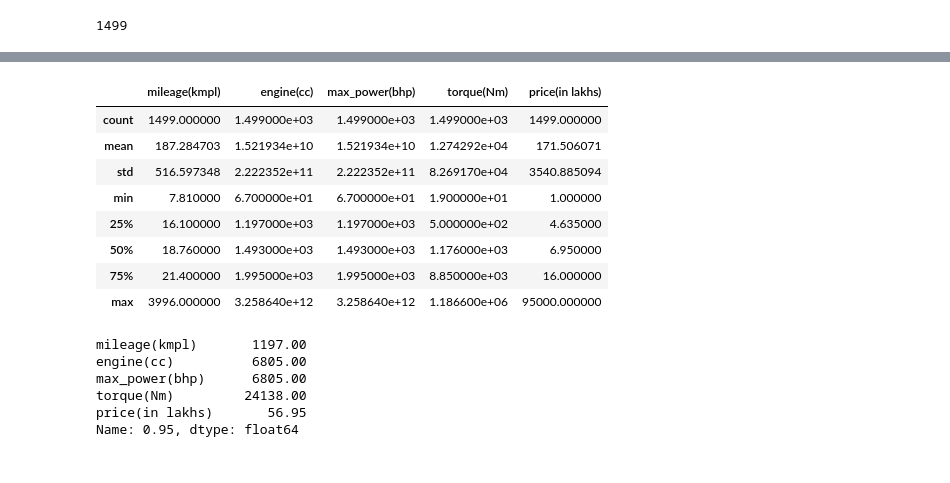
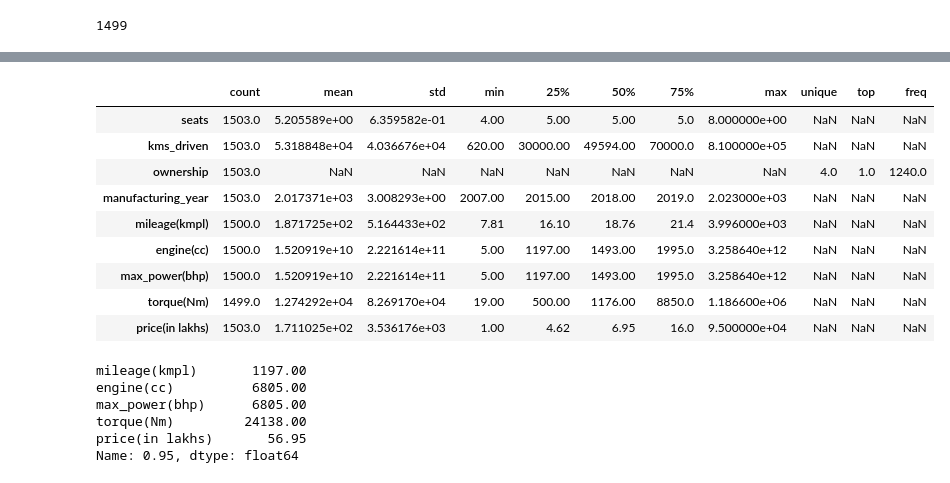
Before and after one commit to kdafrose/ensf-444, a Jupyter notebook: lab-2/Linear_regression_Lab_2.ipynb, the cells around one changed output, grey strips where cells are left out. Saved outputs shown, nothing was run; the diff lists cells and outputs as text; code cells hidden in the pictures.

```diff
--- a/lab-2/Linear_regression_Lab_2.ipynb
+++ b/lab-2/Linear_regression_Lab_2.ipynb
@@ -1290,10 +1268,16 @@ len(df)
 1499
 # %%
 # Plot correlation matrix of the following features:
-
+import matplotlib.pyplot as plt
 
 features = ['seats', 'kms_driven', 'ownership', 'manufacturing_year',
        'mileage(kmpl)', 'engine(cc)', 'max_power(bhp)', 'torque(Nm)',
        'price(in lakhs)'
 ]
+
+selected_features_df = df[features]
+corr_matrix = selected_features_df.corr()
+plt.figure(figsize=(8, 6))
+sns.heatmap(corr_matrix,linewidths=1.5, annot=True, fmt='.2f', annot_kws={'size': 10})
+plt.show()
 # %% [output]
@@ -1301,16 +1285,26 @@ features = ['seats', 'kms_driven', 'ownership', 'manufacturing_year',
 # %%
 # Not great, we see low correlation with price.
 # Call describe() on a slice of df with only columns with dtype == float selected
+descr = []
+
+for slice in corr_matrix.dtypes.items():
+    name = slice[0]
+    description = df[name].describe()
+    descr.append(description)
+
+descr_df = pd.DataFrame(descr)
+descr_df
 # %% [output]
-|  | mileage(kmpl) | engine(cc) | max_power(bhp) | torque(Nm) | price(in lakhs) |
-| count | 1499.000000 | 1.499000e+03 | 1.499000e+03 | 1.499000e+03 | 1499.000000 |
-| mean | 187.284703 | 1.521934e+10 | 1.521934e+10 | 1.274292e+04 | 171.506071 |
-| std | 516.597348 | 2.222352e+11 | 2.222352e+11 | 8.269170e+04 | 3540.885094 |
-| min | 7.810000 | 6.700000e+01 | 6.700000e+01 | 1.900000e+01 | 1.000000 |
-| 25% | 16.100000 | 1.197000e+03 | 1.197000e+03 | 5.000000e+02 | 4.635000 |
-| 50% | 18.760000 | 1.493000e+03 | 1.493000e+03 | 1.176000e+03 | 6.950000 |
-| 75% | 21.400000 | 1.995000e+03 | 1.995000e+03 | 8.850000e+03 | 16.000000 |
-| max | 3996.000000 | 3.258640e+12 | 3.258640e+12 | 1.186600e+06 | 95000.000000 |
+|  | count | mean | std | min | 25% | 50% | 75% | max | unique | top | freq |
+| seats | 1503.0 | 5.205589e+00 | 6.359582e-01 | 4.00 | 5.00 | 5.00 | 5.0 | 8.000000e+00 | NaN | NaN | NaN |
+| kms_driven | 1503.0 | 5.318848e+04 | 4.036676e+04 | 620.00 | 30000.00 | 49594.00 | 70000.0 | 8.100000e+05 | NaN | NaN | NaN |
+| ownership | 1503.0 | NaN | NaN | NaN | NaN | NaN | NaN | NaN | 4.0 | 1.0 | 1240.0 |
+| manufacturing_year | 1503.0 | 2.017371e+03 | 3.008293e+00 | 2007.00 | 2015.00 | 2018.00 | 2019.0 | 2.023000e+03 | NaN | NaN | NaN |
+| mileage(kmpl) | 1500.0 | 1.871725e+02 | 5.164433e+02 | 7.81 | 16.10 | 18.76 | 21.4 | 3.996000e+03 | NaN | NaN | NaN |
+| engine(cc) | 1500.0 | 1.520919e+10 | 2.221614e+11 | 5.00 | 1197.00 | 1493.00 | 1995.0 | 3.258640e+12 | NaN | NaN | NaN |
+| max_power(bhp) | 1500.0 | 1.520919e+10 | 2.221614e+11 | 5.00 | 1197.00 | 1493.00 | 1995.0 | 3.258640e+12 | NaN | NaN | NaN |
+| torque(Nm) | 1499.0 | 1.274292e+04 | 8.269170e+04 | 19.00 | 500.00 | 1176.00 | 8850.0 | 1.186600e+06 | NaN | NaN | NaN |
+| price(in lakhs) | 1503.0 | 1.711025e+02 | 3.536176e+03 | 1.00 | 4.62 | 6.95 | 16.0 | 9.500000e+04 | NaN | NaN | NaN |
 # %%
 # Those are very large outliers! Print the 95% quantile for all columns with float dtype
 # %% [output]
```
Also changed, not shown: parts of 4 cells of this notebook.
